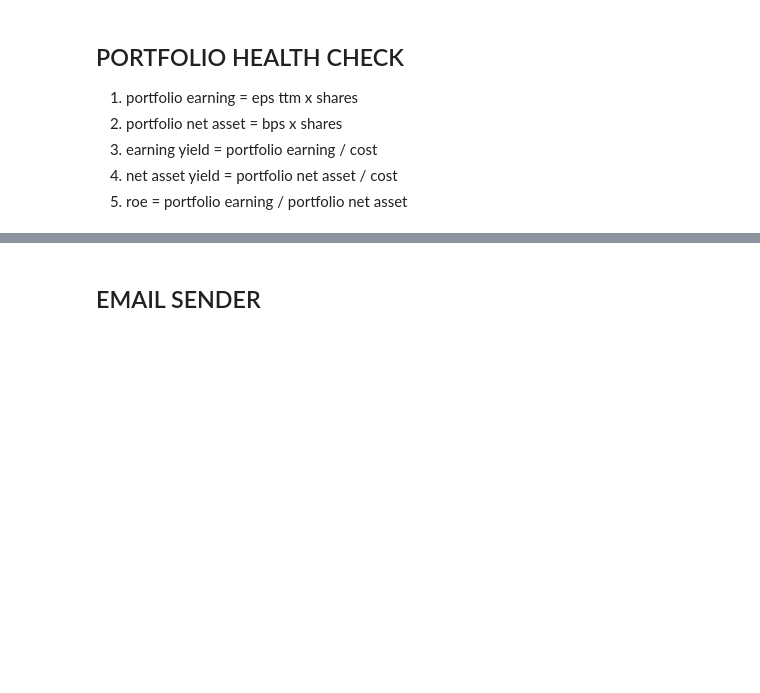
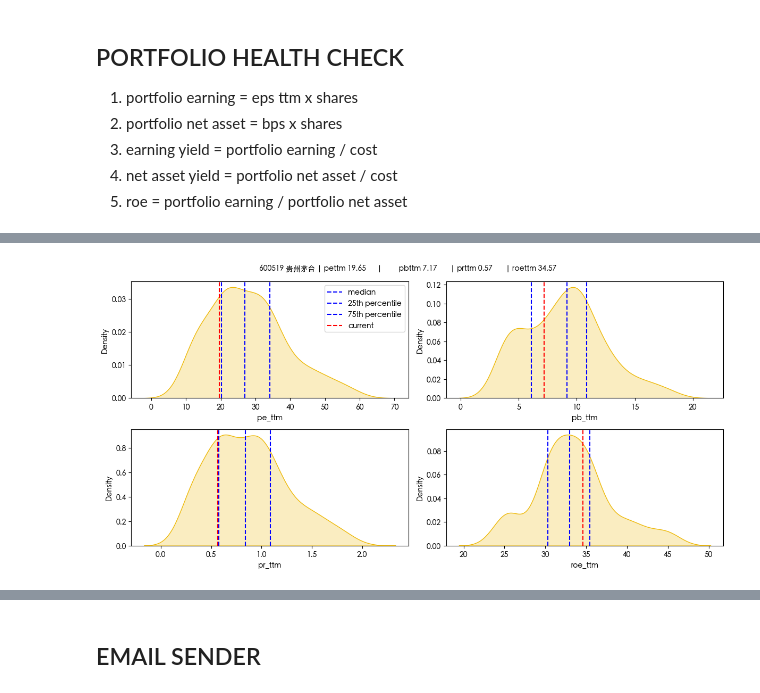
Before and after one commit to ProfessorErdo/stock-trend-tracker, a Jupyter notebook: notebooks/[manual]_portfolio_intrinsic_value_calculator.ipynb, the cells around one changed output, grey strips where cells are left out. Drawn from its saved outputs; the diff is of its cells as text; code cells hidden in the pictures; blank space fills up the shorter version.

```diff
--- a/notebooks/[manual]_portfolio_intrinsic_value_calculator.ipynb
+++ b/notebooks/[manual]_portfolio_intrinsic_value_calculator.ipynb
@@ -13,9 +13,13 @@ import numpy as np
 
 import matplotlib.pyplot as plt
 import seaborn as sns
+import matplotlib.font_manager as fm
+[f.name for f in fm.fontManager.ttflist if "PingFang" in f.name or "Heiti" in f.name]
+plt.rcParams['font.sans-serif'] = ['Heiti TC']
 
 from tqdm import tqdm
 from datetime import datetime
+import os
 # %% [markdown]
 ## PORTFOLIO HEALTH CHECK
 1. portfolio earning = eps ttm x shares
@@ -147,0 +157,79 @@ print(portfolio_cost, portfolio_earning, portfolio_net_asset, portfolio_earning_
+# %%
+# CHANGE THIS DATE TO PORTFOLIO DATE IN THE WEEKEND
+value_date = "20251219"
+
+for stock_code in STOCK_CODES:
+    try:
+        financial_price = pd.read_csv(f"../data/processed/stock-valuation/{value_date}/stock_valuation_{stock_code}_{value_date}.csv")
+    except Exception:
+        continue
+
+    fig, axes = plt.subplots(2, 2, figsize=(12, 6))
+    axes = axes.flatten()
+
+    # pe ttm distribution
+    sns.kdeplot(financial_price, x='pe_ttm', fill=True, color="#eeb908", ax=axes[0])
+
+    # median pettm
+    axes[0].axvline(x=financial_price['pe_ttm'].median(), color='blue', linestyle='--', label='median')
+    # 25th percentile
+    axes[0].axvline(x=financial_price['pe_ttm'].quantile(0.25), color='blue', linestyle='--', label='25th percentile')
+    # 75th percentile
+    axes[0].axvline(x=financial_price['pe_ttm'].quantile(0.75), color='blue', linestyle='--', label='75th percentile')
+
+    # current pe ttm
+    axes[0].axvline(x=financial_price.iloc[-1, -5], color='red', linestyle='--', label='current')
+    axes[0].legend()
+
+    # pb ttm distribution
+    sns.kdeplot(financial_price, x='pb_ttm', fill=True, color="#eeb908", ax=axes[1])
+
+    # median pbttm
+    axes[1].axvline(x=financial_price['pb_ttm'].median(), color='blue', linestyle='--')
+    # 25th percentile
+    axes[1].axvline(x=financial_price['pb_ttm'].quantile(0.25), color='blue', linestyle='--')
+    # 75th percentile
+    axes[1].axvline(x=financial_price['pb_ttm'].quantile(0.75), color='blue', linestyle='--')
+    # current pb ttm
+    axes[1].axvline(x=financial_price.iloc[-1, -4], color='red', linestyle='--')
+
+    # pr ttm distribution
+    sns.kdeplot(financial_price, x='pr_ttm', fill=True, color="#eeb908", ax=axes[2])
+
+    # median prttm
+    axes[2].axvline(x=financial_price['pr_ttm'].median(), color='blue', linestyle='--')
+    # 25th percentile
+    axes[2].axvline(x=financial_price['pr_ttm'].quantile(0.25), color='blue', linestyle='--')
+    # 75th percentile
+    axes[2].axvline(x=financial_price['pr_ttm'].quantile(0.75), color='blue', linestyle='--')
+    # current pr ttm
+    axes[2].axvline(x=financial_price.iloc[-1, -3], color='red', linestyle='--')
+
+    # roe ttm distribution
+    sns.kdeplot(financial_price, x='roe_ttm', fill=True, color="#eeb908", ax=axes[3])
+
+    # median roettm
+    axes[3].axvline(x=financial_price['roe_ttm'].median(), color='blue', linestyle='--')
+    # 25th percentile
+    axes[3].axvline(x=financial_price['roe_ttm'].quantile(0.25), color='blue', linestyle='--')
+    # 75th percentile
+    axes[3].axvline(x=financial_price['roe_ttm'].quantile(0.75), color='blue', linestyle='--')
+    # current roe ttm
+    axes[3].axvline(x=financial_price.iloc[-1, -6], color='red', linestyle='--')
+
+    stock_names = pd.read_csv("../data/input/stock_names_full.csv")
+    stock_name = stock_names[stock_names['code'] == int(stock_code)]['name'].values[0]
+    fig.suptitle(f"{stock_code} {stock_name} | pettm {financial_price.iloc[-1, -5]:<10.2f} | \
+        pbttm {financial_price.iloc[-1, -4]:<10.2f} | prttm {financial_price.iloc[-1, -3]:<10.2f} | roettm {financial_price.iloc[-1, -6]:<10.2f}",
+        fontsize=10)
+    plt.tight_layout()
+    # plt.legend()
+
+    # save the image
+    # craete the img/20251213 folder if it doesn't exist
+    if not os.path.exists(f"../img/portfolio/{value_date}"):
+        os.makedirs(f"../img/portfolio/{value_date}")
+    plt.savefig(f"../img/portfolio/{value_date}/pe_pb_pr_roe_distribution_monthly_close_{stock_code}_{value_date}.png", dpi=300)
+    plt.show()
+# %% [output]
+[figure, added]
```
Also changed, not shown: parts of 5 cells of this notebook, 2 other files.
